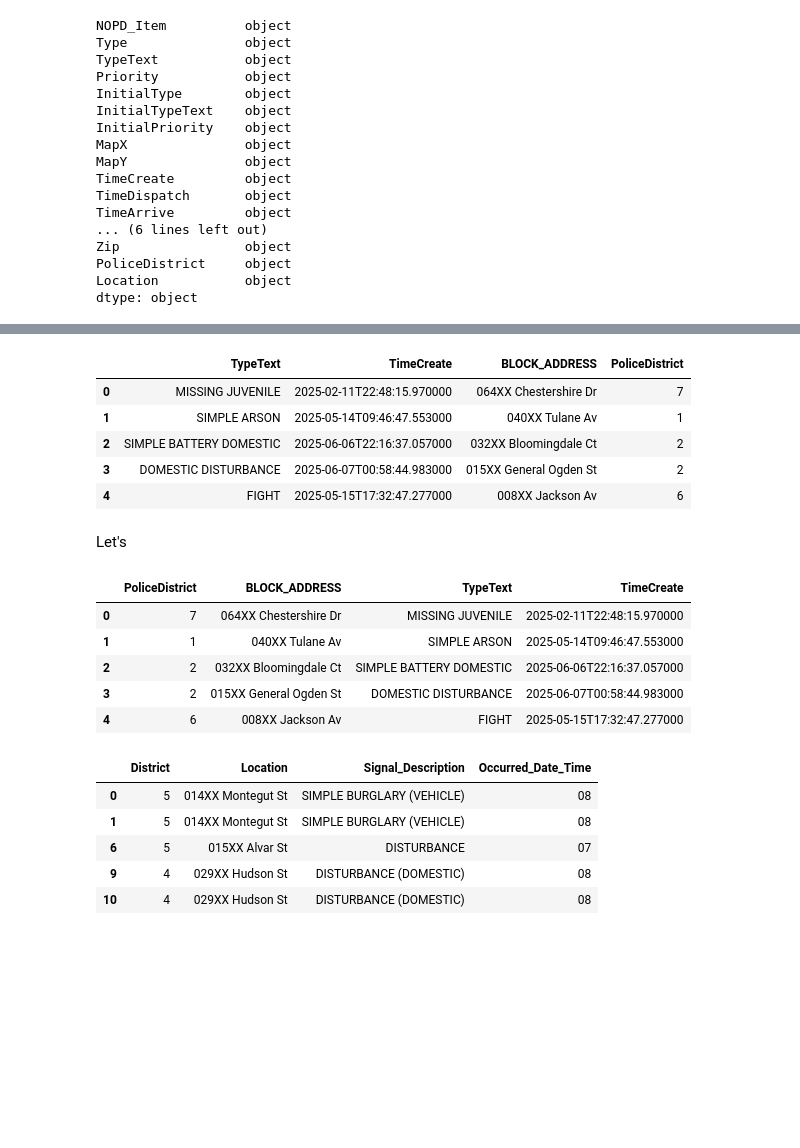
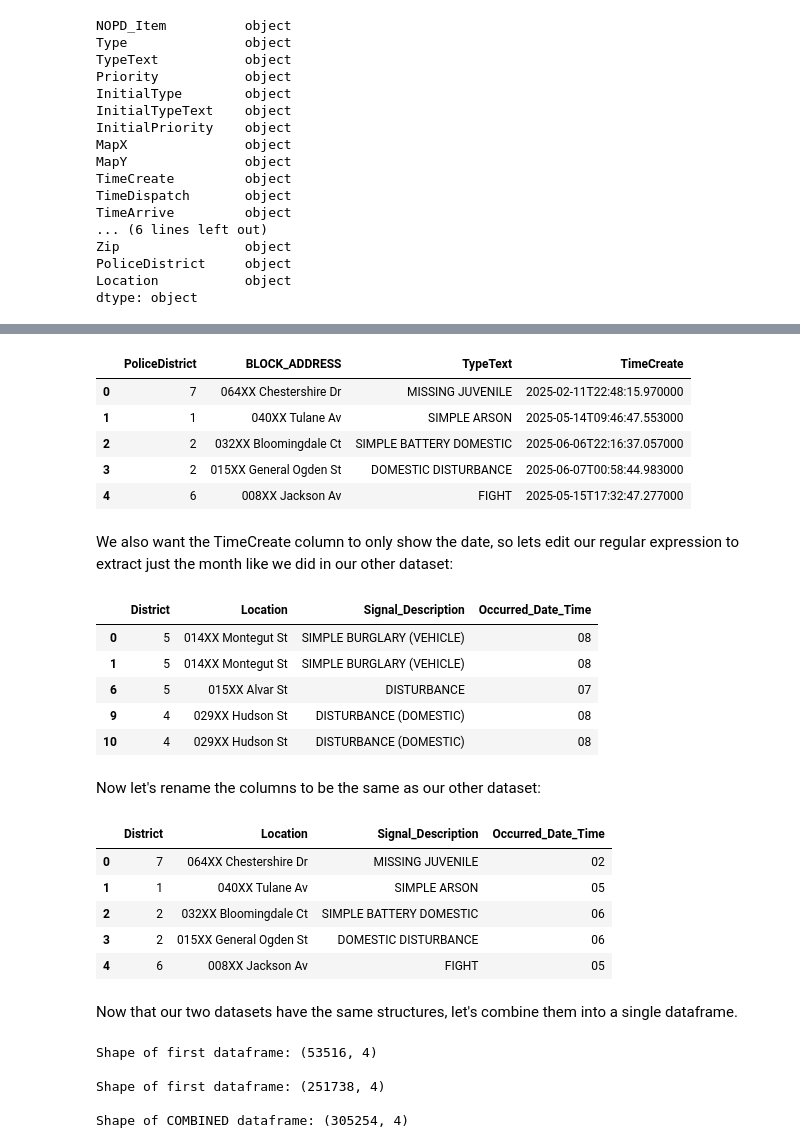
Before and after one commit to yarbschris/ds-final, a Jupyter notebook: finalProject.ipynb, the cells around one changed output, grey strips where cells are left out. Drawn from its saved outputs; the diff is of its cells as text; code cells hidden in the pictures; blank space fills up the shorter version.

Commit message:
combine two datasets into one dataframe

```diff
--- a/finalProject.ipynb
+++ b/finalProject.ipynb
@@ -302,35 +295,56 @@ columns_to_drop = ['NOPD_Item', 'Type', 'Priority',
                    'SelfInitiated', 'Beat', 'Location', 'MapX', 'MapY', "Zip"]
 
 clean_calls_for_service = calls_for_service.drop(columns=columns_to_drop, axis=1)
+clean_calls_for_service = clean_calls_for_service[["PoliceDistrict", "BLOCK_ADDRESS", "TypeText", "TimeCreate"]]
+
 clean_calls_for_service.head()
 # %% [output]
-|  | TypeText | TimeCreate | BLOCK_ADDRESS | PoliceDistrict |
-| 0 | MISSING JUVENILE | 2025-02-11T22:48:15.970000 | 064XX Chestershire Dr | 7 |
-| 1 | SIMPLE ARSON | 2025-05-14T09:46:47.553000 | 040XX Tulane Av | 1 |
-| 2 | SIMPLE BATTERY DOMESTIC | 2025-06-06T22:16:37.057000 | 032XX Bloomingdale Ct | 2 |
-| 3 | DOMESTIC DISTURBANCE | 2025-06-07T00:58:44.983000 | 015XX General Ogden St | 2 |
-| 4 | FIGHT | 2025-05-15T17:32:47.277000 | 008XX Jackson Av | 6 |
+|  | PoliceDistrict | BLOCK_ADDRESS | TypeText | TimeCreate |
+| 0 | 7 | 064XX Chestershire Dr | MISSING JUVENILE | 2025-02-11T22:48:15.970000 |
+| 1 | 1 | 040XX Tulane Av | SIMPLE ARSON | 2025-05-14T09:46:47.553000 |
+| 2 | 2 | 032XX Bloomingdale Ct | SIMPLE BATTERY DOMESTIC | 2025-06-06T22:16:37.057000 |
+| 3 | 2 | 015XX General Ogden St | DOMESTIC DISTURBANCE | 2025-06-07T00:58:44.983000 |
+| 4 | 6 | 008XX Jackson Av | FIGHT | 2025-05-15T17:32:47.277000 |
 # %% [markdown]
-Let's
+We also want the TimeCreate column to only show the date, so lets edit our regular expression to extract just the month like we did in our other dataset:
 # %%
-clean_calls_for_service = clean_calls_for_service[["PoliceDistrict", "BLOCK_ADDRESS", "TypeText", "TimeCreate"]]
+def isolate_year_month_2(entry):
+    pattern = r"^\d{4}-(\d{2})-\d{2}T\d{2}:\d{2}:\d{2}\.\d+$"
+    return re.sub(pattern, r"\1", entry)
 
-clean_calls_for_service["TimeCreate"] = clean_calls_for_service["TimeCreate"].apply(isolate_year_month)
-
+clean_calls_for_service["TimeCreate"] = clean_calls_for_service["TimeCreate"].apply(isolate_year_month_2)
 clean_calls_for_service.head()
+police_reports.head()
 # %% [output]
-|  | PoliceDistrict | BLOCK_ADDRESS | TypeText | TimeCreate |
-| 0 | 7 | 064XX Chestershire Dr | MISSING JUVENILE | 2025-02-11T22:48:15.970000 |
-| 1 | 1 | 040XX Tulane Av | SIMPLE ARSON | 2025-05-14T09:46:47.553000 |
-| 2 | 2 | 032XX Bloomingdale Ct | SIMPLE BATTERY DOMESTIC | 2025-06-06T22:16:37.057000 |
-| 3 | 2 | 015XX General Ogden St | DOMESTIC DISTURBANCE | 2025-06-07T00:58:44.983000 |
-| 4 | 6 | 008XX Jackson Av | FIGHT | 2025-05-15T17:32:47.277000 |
+|  | District | Location | Signal_Description | Occurred_Date_Time |
+| 0 | 5 | 014XX Montegut St | SIMPLE BURGLARY (VEHICLE) | 08 |
+| 1 | 5 | 014XX Montegut St | SIMPLE BURGLARY (VEHICLE) | 08 |
+| 6 | 5 | 015XX Alvar St | DISTURBANCE | 07 |
+| 9 | 4 | 029XX Hudson St | DISTURBANCE (DOMESTIC) | 08 |
+| 10 | 4 | 029XX Hudson St | DISTURBANCE (DOMESTIC) | 08 |
-# %%
-police_reports.head()
-# %% [output]
-|  | District | Location | Signal_Description | Occurred_Date_Time |
-| 0 | 5 | 014XX Montegut St | SIMPLE BURGLARY (VEHICLE) | 08 |
-| 1 | 5 | 014XX Montegut St | SIMPLE BURGLARY (VEHICLE) | 08 |
-| 6 | 5 | 015XX Alvar St | DISTURBANCE | 07 |
-| 9 | 4 | 029XX Hudson St | DISTURBANCE (DOMESTIC) | 08 |
-| 10 | 4 | 029XX Hudson St | DISTURBANCE (DOMESTIC) | 08 |
+# %% [markdown]
+Now let's rename the columns to be the same as our other dataset:
+# %%
+clean_calls_for_service = clean_calls_for_service.rename(columns={"PoliceDistrict":"District", "BLOCK_ADDRESS":"Location", "TypeText":"Signal_Description", "TimeCreate":"Occurred_Date_Time"})
+clean_calls_for_service.head()
+# %% [output]
+|  | District | Location | Signal_Description | Occurred_Date_Time |
+| 0 | 7 | 064XX Chestershire Dr | MISSING JUVENILE | 02 |
+| 1 | 1 | 040XX Tulane Av | SIMPLE ARSON | 05 |
+| 2 | 2 | 032XX Bloomingdale Ct | SIMPLE BATTERY DOMESTIC | 06 |
+| 3 | 2 | 015XX General Ogden St | DOMESTIC DISTURBANCE | 06 |
+| 4 | 6 | 008XX Jackson Av | FIGHT | 05 |
+# %% [markdown]
+Now that our two datasets have the same structures, let's combine them into a single dataframe.
+# %%
+calls_and_reports = pd.concat([police_reports, clean_calls_for_service], ignore_index=True)
+
+print(f'Shape of first dataframe: {police_reports.shape}\n')
+print(f'Shape of first dataframe: {clean_calls_for_service.shape}\n')
+print(f'Shape of COMBINED dataframe: {calls_and_reports.shape}')
+# %% [output]
+Shape of first dataframe: (53516, 4)
+
+Shape of first dataframe: (251738, 4)
+
+Shape of COMBINED dataframe: (305254, 4)
```
Also changed, not shown: parts of 3 cells of this notebook.
